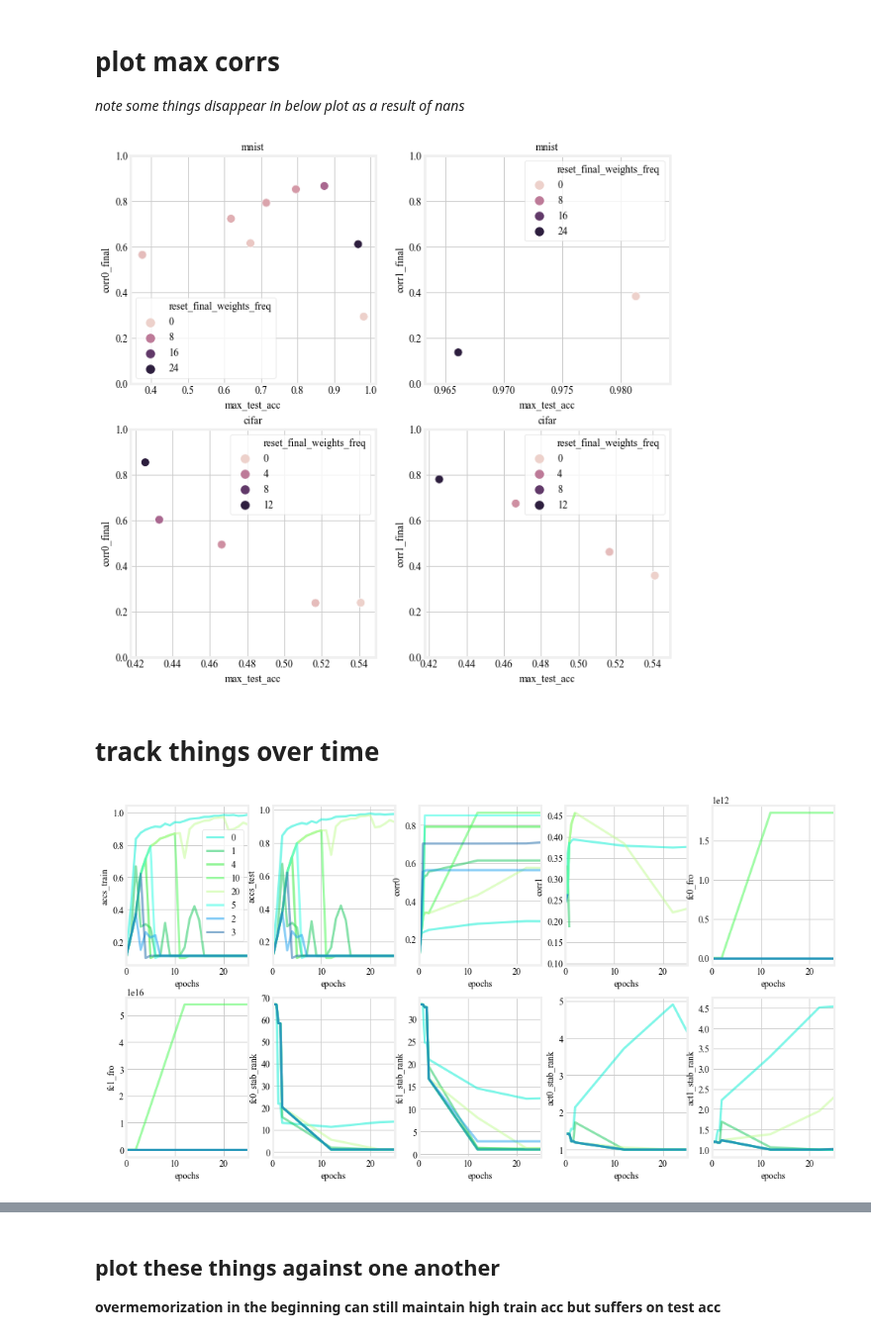
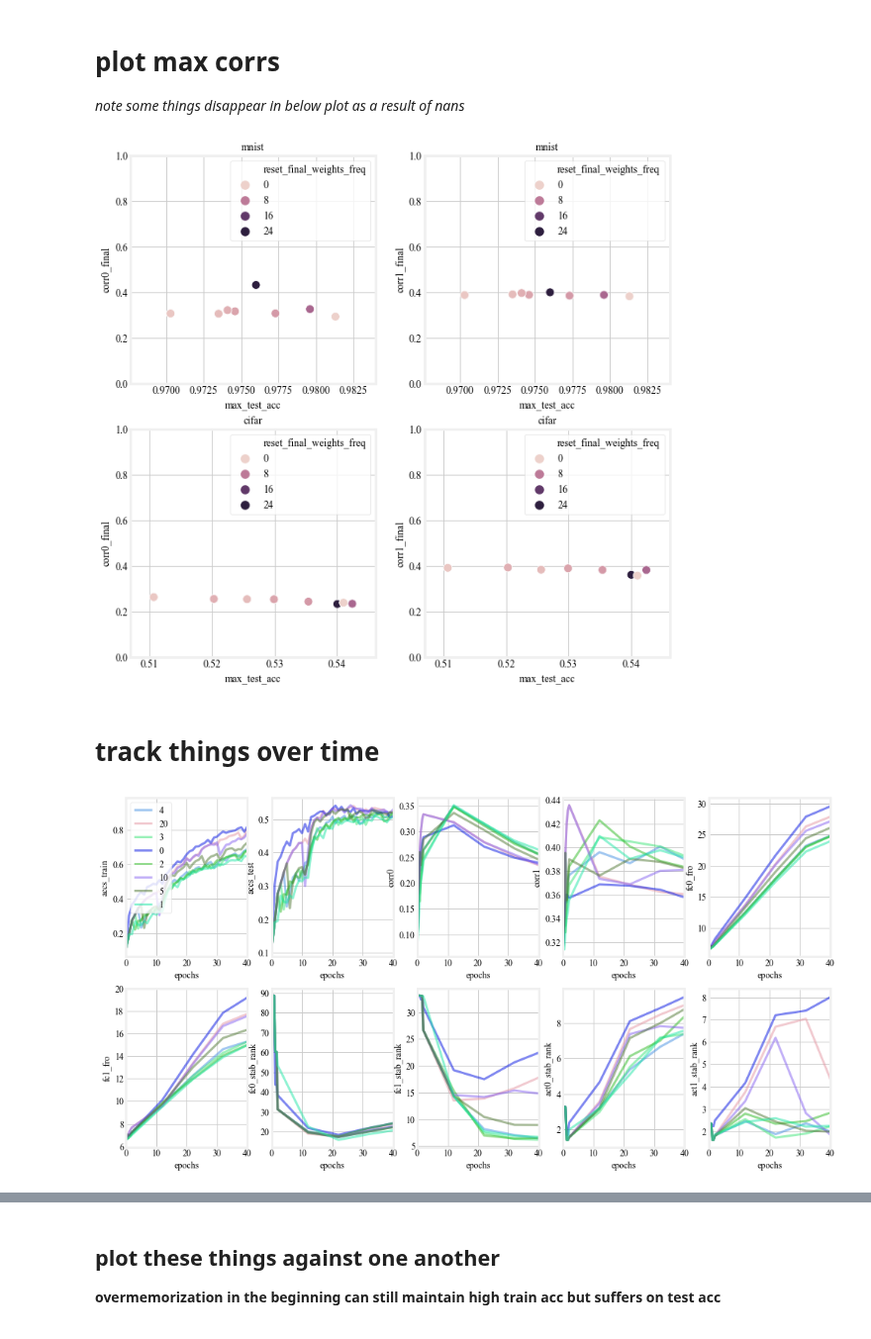
Before and after one commit to csinva/dnn-experiments, a Jupyter notebook: vision_analyze/init_overview.ipynb, the cells around one changed output, grey strips where cells are left out. Shown at 99% size. Saved outputs shown, nothing was run; the diff lists cells and outputs as text; code cells hidden in the pictures.

Commit message:
plot exs

```diff
--- a/vision_analyze/init_overview.ipynb
+++ b/vision_analyze/init_overview.ipynb
@@ -43,7 +43,7 @@ style.set_style()
 # load results from a directory
 # %%
 # depending on how much is saved, this may take a while
-out_dir = '/scratch/users/vision/yu_dl/raaz.rsk/track_acts/reset_freq'
+out_dir = '/scratch/users/vision/yu_dl/raaz.rsk/kernel_init/reset_freq_norm'
 fnames = sorted([fname for fname in os.listdir(out_dir) \
                  if not fname.startswith('weights') \
                  and not fname.startswith('idx')])
@@ -106,7 +106,7 @@ sns.scatterplot(rm.max_test_acc, rm.corr1_final, hue=rm[hue])
 plt.ylim(0, 1)
 plt.show()
 # %% [output]
-[figure, old version]
+[figure, new version]
 # %% [markdown]
 # track things over time
 # %%
@@ -119,38 +119,38 @@ cs = sorted(cs)
 # %%
 rm = results
 # rm = rm[rm.reset_final_weights_freq <= 3]
-rm = rm[rm.dset == 'mnist']
+rm = rm[rm.dset == 'cifar10']
 # rm = results[(results.dset == 'mnist') * (results.max_test_acc >= 0.8)] # good mnist
 # rm = results[(results.dset == 'mnist') * (results.max_test_acc >= 0.8) * (results.seed==0)] # good mnist
 # rm = results[(results.dset == 'mnist') * (results.max_test_acc < 0.9) * (results.seed==0)] # bad mnist
 # rm = results[(results.dset == 'cifar10') * (results.max_test_acc >= 0.4) * (results.seed==0)] # good cifar10
 # rm = results[(results.dset == 'cifar10') * (results.max_test_acc < 0.4) * (results.seed==0)] # good cifar10
 # rm = rm[rm.shuffle_labels == False]
 
 R, C = 2, 5
 plt.figure(figsize=(15, 8))
-xlim = 25
+xlim = 40
 
 vals = ['accs_train', 'accs_test', 'corr0', 'corr1', 'fc0_fro', 'fc1_fro', 'fc0_stab_rank', 'fc1_stab_rank', 'act0_stab_rank', 'act1_stab_rank']
 
 hue = 'reset_final_weights_freq'
 # cs = {0: cb, 1: cr, 2: 'black', 3: 'green'}
 # well-behaved
 for _, row in rm.iterrows():
 
     for i, val in enumerate(vals):
         plt.subplot(R, C, i+1)
         try:
             plt.plot(ts, row[val], color=cs[row[hue]], alpha=0.5)
         except Exception as e:
 #             print(e)
 #             plt.plot(row.its[:row[val].size], row[val], color=cs[row[hue]], alpha=0.5, label=str(row[hue]))
             plt.plot(row[val], color=cs[row[hue]], alpha=0.5, label=str(row[hue]))
         plt.xlabel('epochs')
         plt.ylabel(val)
         plt.xlim((0, xlim))
 
         if i == 0:
             plt.legend()
 # %% [output]
-[figure, old version]
+[figure, new version]
```
Also changed, not shown: parts of 2 cells of this notebook.
